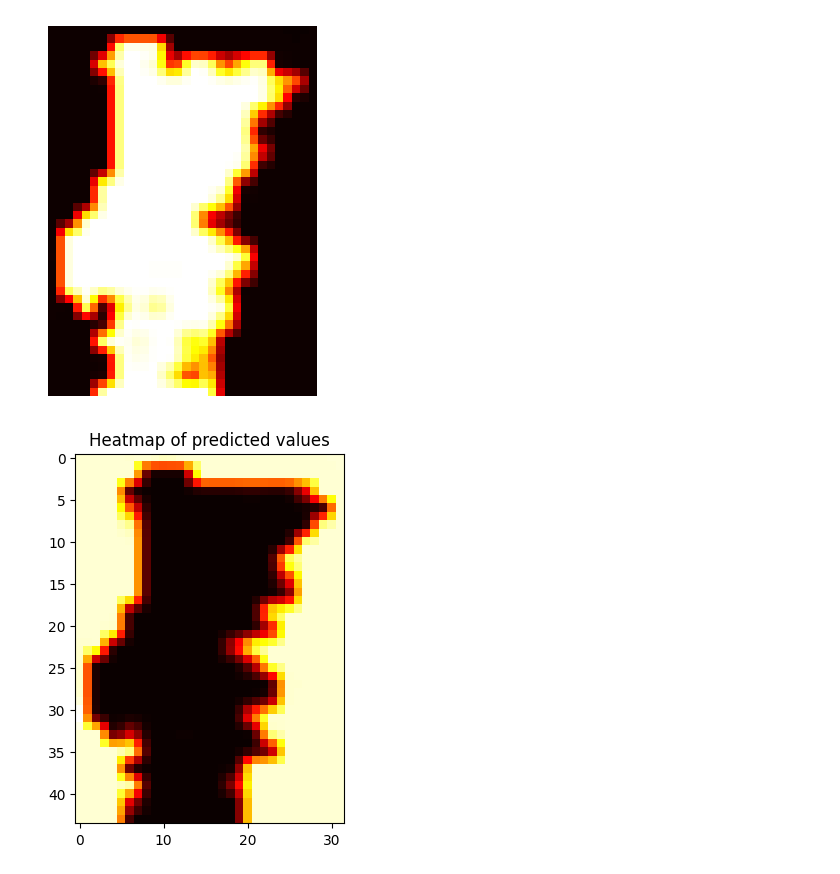
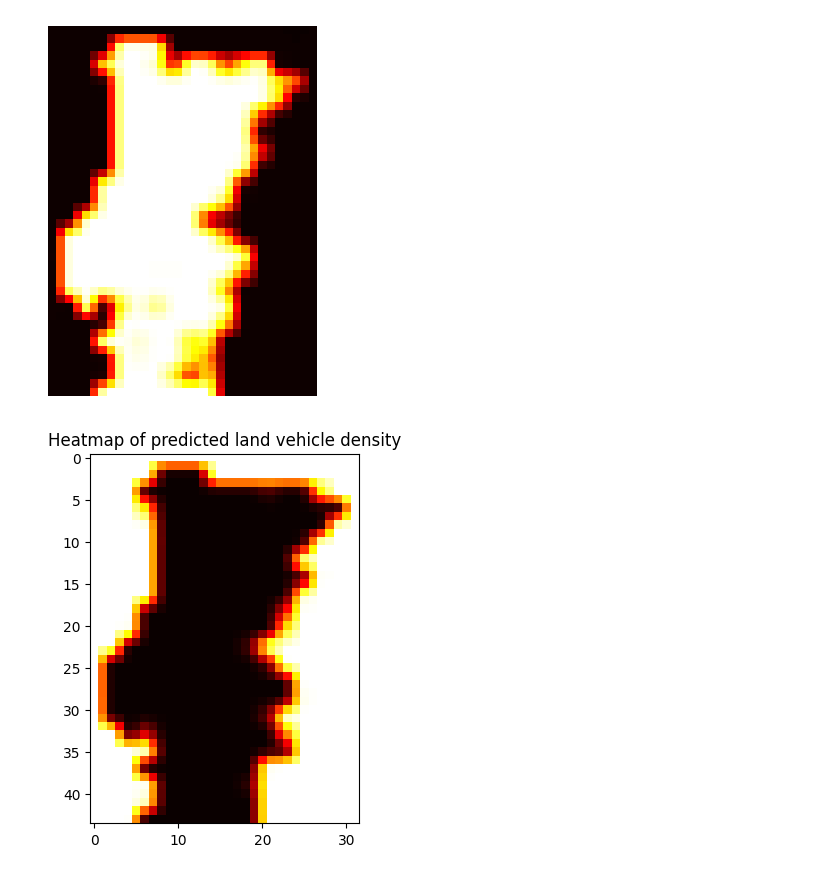
Before and after one commit to rodrigotuna/datattack2023, a Jupyter notebook: src/model.ipynb, the cells around one changed output. Saved outputs shown, nothing was run; the diff lists cells and outputs as text; code cells hidden in the pictures.

```diff
--- a/src/model.ipynb
+++ b/src/model.ipynb
@@ -345,4 +326,15 @@ KeyboardInterrupt:
 # %%
+model = ConvLSTM(input_dim=4, hidden_dim=[64, 64, 4], kernel_size=(3, 3), num_layers=3, batch_first=True, bias=True, return_all_layers=False)
+model.load_state_dict(torch.load('model.pth'))
+model.eval()
+model = model.to(device)
+
+predicted_val = []
+for idx, (x, y) in enumerate(val_dataloader):
+    x = x.to(device)
+    _,out = model(x)
+    out = out[0][0].cpu()
+    predicted_val.append(out.detach().numpy()[0])
 predicted_val = np.array(predicted_val)
 print(predicted_val.shape)
 print(data_y_val.shape)
@@ -430,28 +423,44 @@ print(data_y_val.shape)
 (191, 1408)
 [figure]
 # %%
+import matplotlib.pyplot as plt
+from scipy.ndimage import rotate
+import imageio
+from scipy import ndimage
+
 images = []
 
-feature_num = 1
+feature_num = 2
+x = predicted_val[0][feature_num]
+x = rotate(x, angle=90)
+new_size = (x.shape[0]*2, x.shape[1]*2)
+new_img = ndimage.zoom(x, zoom=(2, 2), order=1)
+plt.imshow(new_img, cmap='hot_r', interpolation='nearest')
+#add a colorbar
+#add a progress bar to the image of the frames
+#plt.text(0.5, 0.5, str(i), fontsize=18, ha='center')
+plt.title('Heatmap of predicted land vehicle density')
 
 
 
-for i in range(0, 191):
-    x = predicted_val[i][feature_num]
-    x = rotate(x, angle=90)
-    new_size = (x.shape[0]*2, x.shape[1]*2)
-    new_img = ndimage.zoom(x, zoom=(2, 2), order=1)
-    plt.imshow(new_img, cmap='hot_r', interpolation='nearest')
-    #add a colorbar
-    #add a progress bar to the image of the frames
-    #plt.text(0.5, 0.5, str(i), fontsize=18, ha='center')
-    plt.title('Heatmap of predicted values')
+plt.savefig('heatmap_air_units.pdf')
+
+# for i in range(190, 191):
+#     x = predicted_val[i][feature_num]
+#     x = rotate(x, angle=90)
+#     new_size = (x.shape[0]*2, x.shape[1]*2)
+#     new_img = ndimage.zoom(x, zoom=(2, 2), order=1)
+#     plt.imshow(new_img, cmap='hot_r', interpolation='nearest')
+#     #add a colorbar
+#     #add a progress bar to the image of the frames
+#     #plt.text(0.5, 0.5, str(i), fontsize=18, ha='center')
+#     plt.title('Heatmap of predicted values')
 
 
 
-    plt.savefig('heatmap.png')
-    images.append(imageio.imread('heatmap.png'))
+#     plt.savefig('heatmap.png')
+#     images.append(imageio.imread('heatmap.png'))
 
-imageio.mimsave(f'../plots/heatmap_inv_feature{feature_num}.gif', images)
+# imageio.mimsave(f'../plots/heatmapffff_inv_feature{feature_num}.gif', images)
 # %% [output]
-[figure, old version]
+[figure, new version]
```
Also changed, not shown: parts of 3 cells of this notebook, 17 other files.
